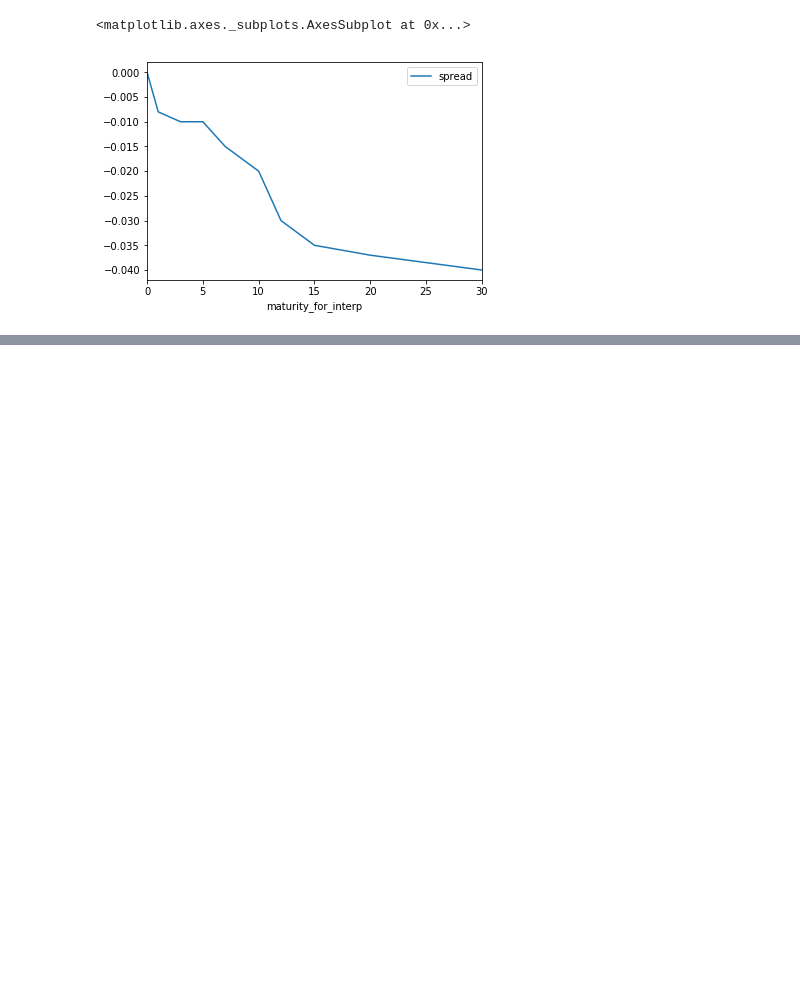
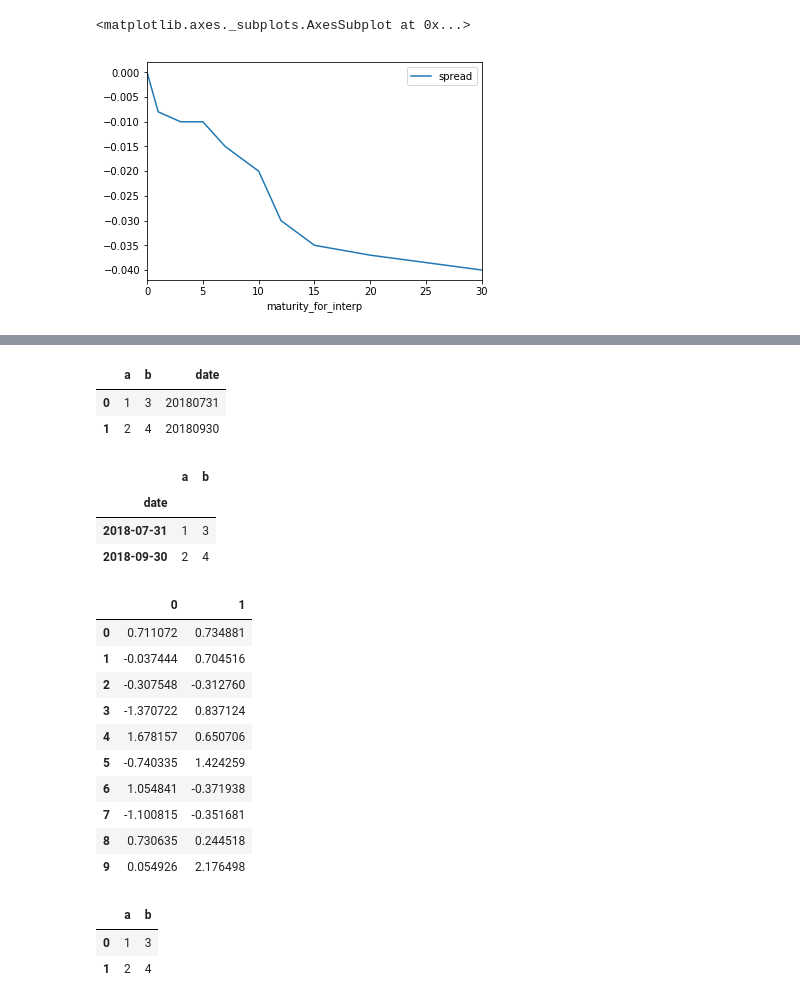
Before and after one commit to singlino0619/Finance, a Jupyter notebook: discount_factor/tenor_basis_curve.ipynb, the cells around one changed output, grey strips where cells are left out. Saved outputs shown, nothing was run; the diff lists cells and outputs as text; code cells hidden in the pictures; blank space fills up the shorter version.

```diff
--- a/discount_factor/tenor_basis_curve.ipynb
+++ b/discount_factor/tenor_basis_curve.ipynb
@@ -93,0 +225,36 @@ tb.gen_df_for_interp().set_index('maturity_for_interp')[['spread']].interpolate(
+# %%
+df_test = pd.DataFrame({'a': [1,2], 'b': [3,4], 'date': ['20180731', '20180930']})
+df_test
+# %% [output]
+|  | a | b | date |
+| 0 | 1 | 3 | 20180731 |
+| 1 | 2 | 4 | 20180930 |
+# %%
+df_test['date'] = pd.to_datetime(df_test['date'])
+df_test.set_index('date')
+# %% [output]
+|  | a | b |
+| date |  |  |
+| 2018-07-31 | 1 | 3 |
+| 2018-09-30 | 2 | 4 |
+# %%
+df_test_2 = pd.DataFrame(np.random.randn(10,2))
+df_test_2
+# %% [output]
+|  | 0 | 1 |
+| 0 | 0.711072 | 0.734881 |
+| 1 | -0.037444 | 0.704516 |
+| 2 | -0.307548 | -0.312760 |
+| 3 | -1.370722 | 0.837124 |
+| 4 | 1.678157 | 0.650706 |
+| 5 | -0.740335 | 1.424259 |
+| 6 | 1.054841 | -0.371938 |
+| 7 | -1.100815 | -0.351681 |
+| 8 | 0.730635 | 0.244518 |
+| 9 | 0.054926 | 2.176498 |
+# %%
+pd.DataFrame({'a': [1, 2], 'b': [3, 4]})
+# %% [output]
+|  | a | b |
+| 0 | 1 | 3 |
+| 1 | 2 | 4 |
```
Also changed, not shown: parts of 16 cells of this notebook, 10 other files.
